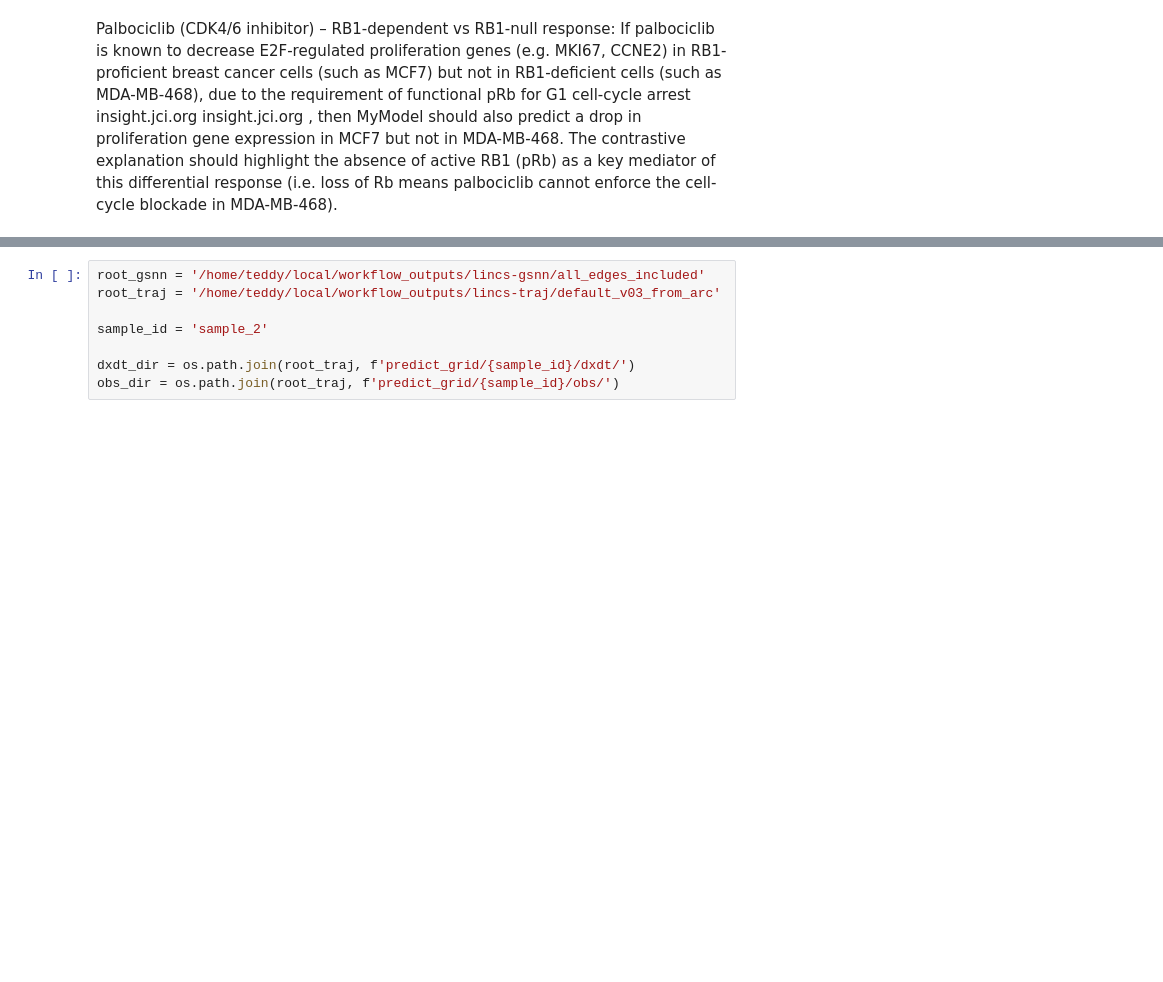
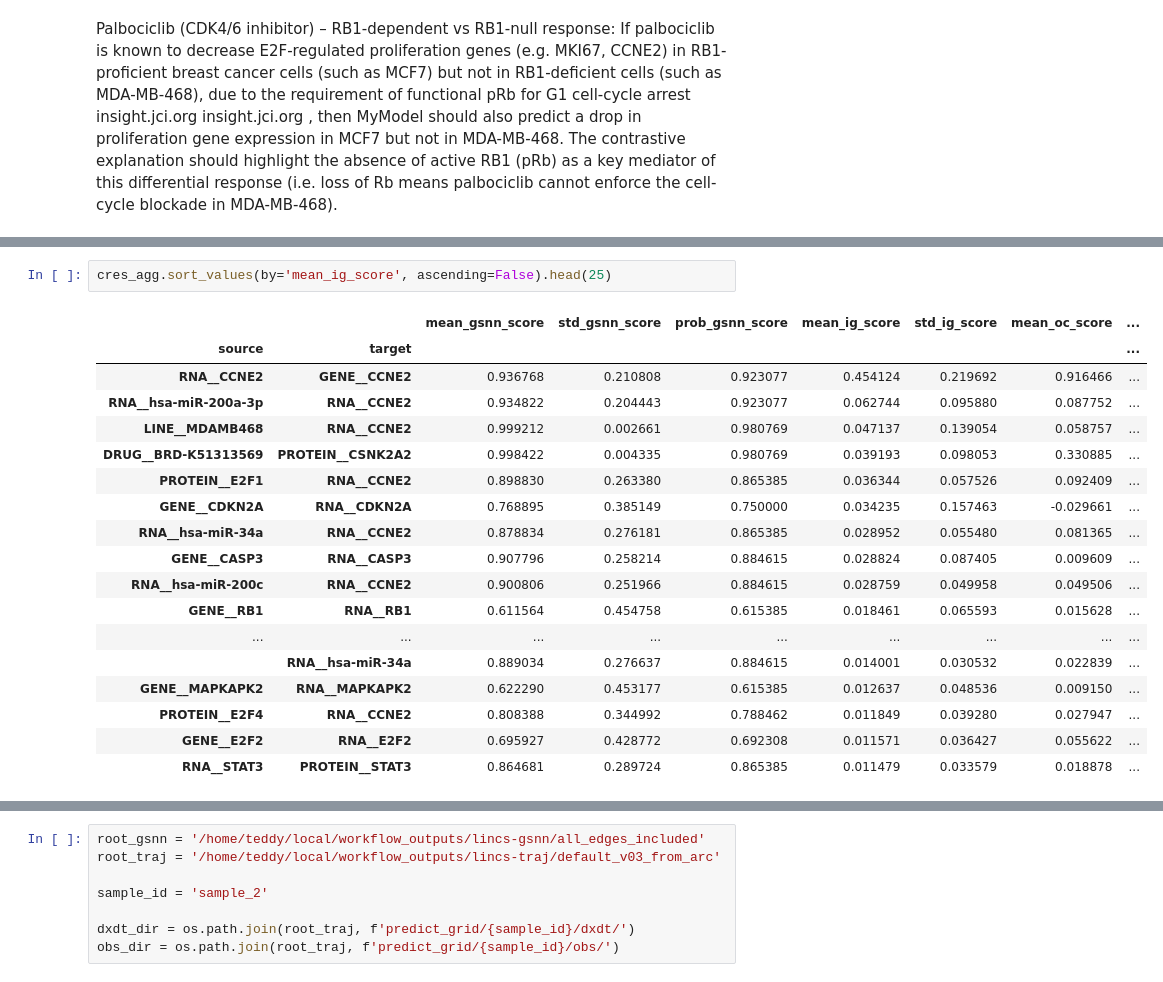
Before and after one commit to nathanieljevans/lincs-gsnn, a Jupyter notebook: notebooks/05a_EXPLAIN__Palbociclib_RB1.ipynb, the cells around one changed output, grey strips where cells are left out. Drawn from its saved outputs; the diff is of its cells as text; blank space fills up the shorter version.

```diff
--- a/notebooks/05a_EXPLAIN__Palbociclib_RB1.ipynb
+++ b/notebooks/05a_EXPLAIN__Palbociclib_RB1.ipynb
@@ -39,0 +119,21 @@ insight.jci.org
+# %%
+cres_agg.sort_values(by='mean_ig_score', ascending=False).head(25)
+# %% [output]
+|  |  | mean_gsnn_score | std_gsnn_score | prob_gsnn_score | mean_ig_score | std_ig_score | mean_oc_score | ... |
+| source | target |  |  |  |  |  |  | ... |
+| RNA__CCNE2 | GENE__CCNE2 | 0.936768 | 0.210808 | 0.923077 | 0.454124 | 0.219692 | 0.916466 | ... |
+| RNA__hsa-miR-200a-3p | RNA__CCNE2 | 0.934822 | 0.204443 | 0.923077 | 0.062744 | 0.095880 | 0.087752 | ... |
+| LINE__MDAMB468 | RNA__CCNE2 | 0.999212 | 0.002661 | 0.980769 | 0.047137 | 0.139054 | 0.058757 | ... |
+| DRUG__BRD-K51313569 | PROTEIN__CSNK2A2 | 0.998422 | 0.004335 | 0.980769 | 0.039193 | 0.098053 | 0.330885 | ... |
+| PROTEIN__E2F1 | RNA__CCNE2 | 0.898830 | 0.263380 | 0.865385 | 0.036344 | 0.057526 | 0.092409 | ... |
+| GENE__CDKN2A | RNA__CDKN2A | 0.768895 | 0.385149 | 0.750000 | 0.034235 | 0.157463 | -0.029661 | ... |
+| RNA__hsa-miR-34a | RNA__CCNE2 | 0.878834 | 0.276181 | 0.865385 | 0.028952 | 0.055480 | 0.081365 | ... |
+| GENE__CASP3 | RNA__CASP3 | 0.907796 | 0.258214 | 0.884615 | 0.028824 | 0.087405 | 0.009609 | ... |
+| RNA__hsa-miR-200c | RNA__CCNE2 | 0.900806 | 0.251966 | 0.884615 | 0.028759 | 0.049958 | 0.049506 | ... |
+| GENE__RB1 | RNA__RB1 | 0.611564 | 0.454758 | 0.615385 | 0.018461 | 0.065593 | 0.015628 | ... |
+| ... | ... | ... | ... | ... | ... | ... | ... | ... |
+|  | RNA__hsa-miR-34a | 0.889034 | 0.276637 | 0.884615 | 0.014001 | 0.030532 | 0.022839 | ... |
+| GENE__MAPKAPK2 | RNA__MAPKAPK2 | 0.622290 | 0.453177 | 0.615385 | 0.012637 | 0.048536 | 0.009150 | ... |
+| PROTEIN__E2F4 | RNA__CCNE2 | 0.808388 | 0.344992 | 0.788462 | 0.011849 | 0.039280 | 0.027947 | ... |
+| GENE__E2F2 | RNA__E2F2 | 0.695927 | 0.428772 | 0.692308 | 0.011571 | 0.036427 | 0.055622 | ... |
+| RNA__STAT3 | PROTEIN__STAT3 | 0.864681 | 0.289724 | 0.865385 | 0.011479 | 0.033579 | 0.018878 | ... |
```
Also changed, not shown: parts of 7 cells of this notebook, 2 other files.
